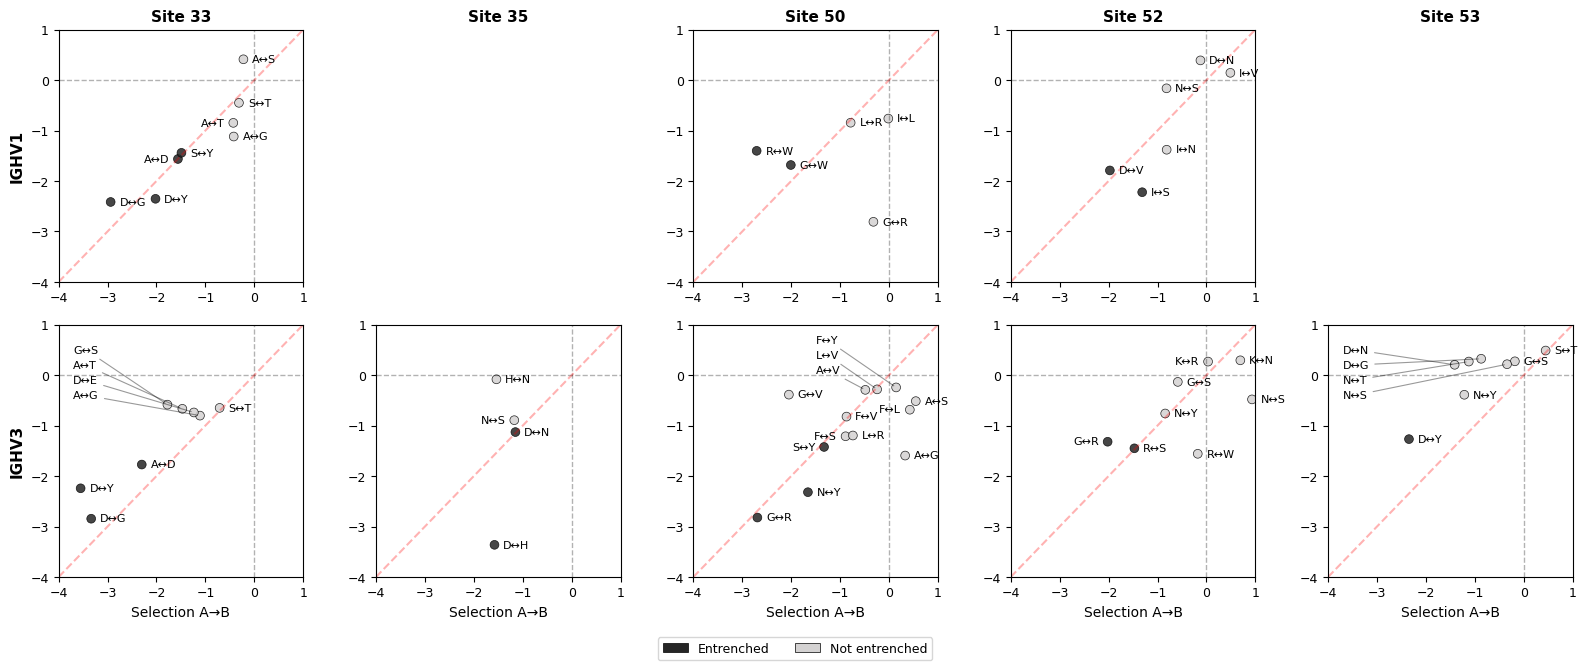
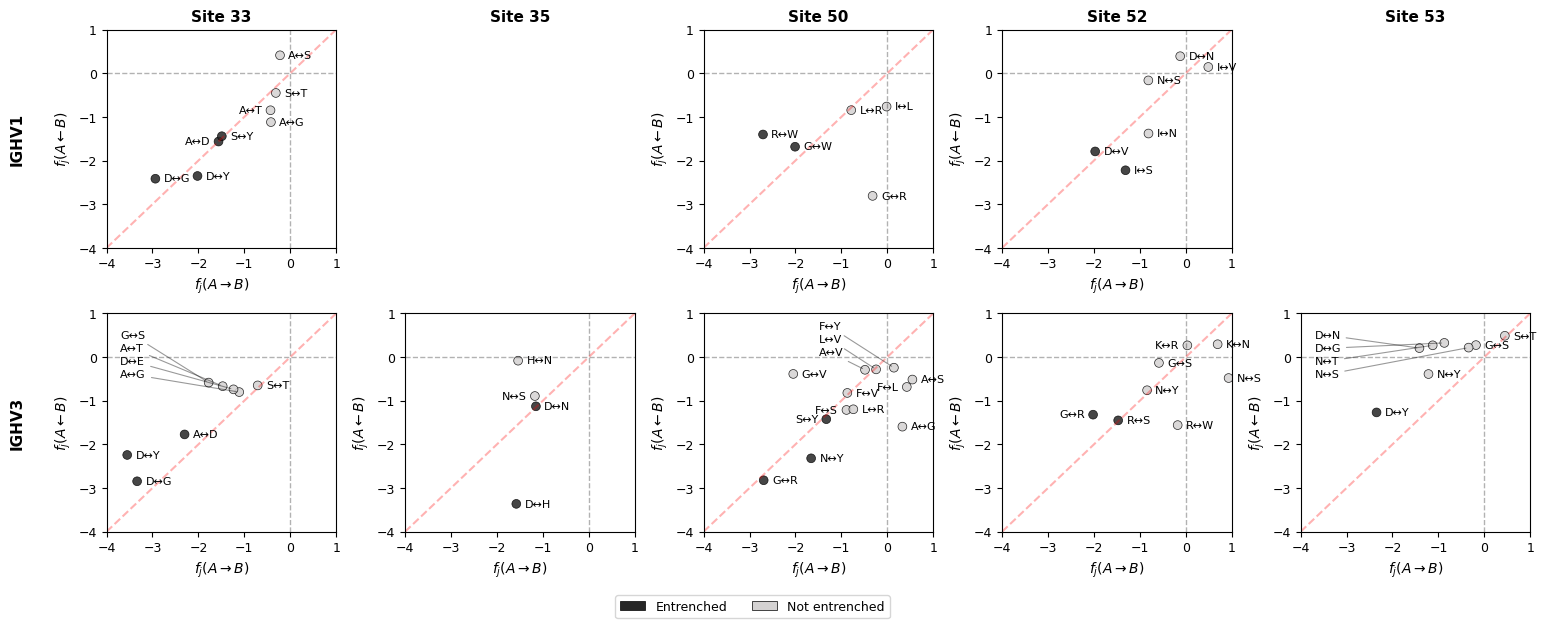
Unified diff of the notebook cell whose output changed from the first chart to the second:
--- before
+++ after
@@ -3,5 +3,5 @@
 numbering_scheme = 'chothia'
 
-fig, axes = plt.subplots(2, n_sites, figsize=(3.2 * n_sites, 6.4))
+fig, axes = plt.subplots(2, n_sites, figsize=(3.2 * n_sites, 6))
 
 TITLE_SIZE = 11
@@ -13,5 +13,5 @@
 callout_overrides = {
     ("33", "IGHV3"): {
-        "labels": {"A\u2194G", "D\u2194E", "A\u2194T", "G\u2194S"},
+        "labels": {"A↔G", "D↔E", "A↔T", "G↔S"},
         "label_x": -3.7,
         "label_y_start": 0.5,
@@ -19,5 +19,5 @@
     },
     ("50", "IGHV3"): {
-        "labels": {"F\u2194Y", "L\u2194V", "A\u2194V"},
+        "labels": {"F↔Y", "L↔V", "A↔V"},
         "label_x": -1.5,
         "label_y_start": 0.7,
@@ -25,6 +25,6 @@
     },
     ("53", "IGHV3"): {
-        "labels": {"D\u2194N", "N\u2194T", "N\u2194S", "D\u2194G"},
-        "label_order": ["D\u2194N", "D\u2194G", "N\u2194T", "N\u2194S"],
+        "labels": {"D↔N", "N↔T", "N↔S", "D↔G"},
+        "label_order": ["D↔N", "D↔G", "N↔T", "N↔S"],
         "label_x": -3.7,
         "label_y_start": 0.5,
@@ -33,5 +33,5 @@
 }
 force_left_overrides = {
-    ("52", "IGHV3"): {"K\u2194R", "G\u2194R"},
+    ("52", "IGHV3"): {"K↔R", "G↔R"},
 }
 
@@ -52,5 +52,5 @@
             entrenchment_results_df["substitution"] = (
                 entrenchment_results_df["parent_aa_1_and_target_aa_2"]
-                + "\u2194"
+                + "↔"
                 + entrenchment_results_df["parent_aa_2_and_target_aa_1"]
             )
@@ -123,17 +123,13 @@
                     )
 
-            if row_idx == len(v_families) - 1:
-                ax.set_xlabel("Selection A\u2192B", fontsize=LABEL_SIZE)
-            else:
-                ax.set_xlabel("")
-            if col_idx == 0:
-                ax.set_ylabel("Selection A\u2190B", fontsize=LABEL_SIZE)
-            else:
-                ax.set_ylabel("")
+            ax.set_xlabel(r'$f_j(A \rightarrow B)$', fontsize=LABEL_SIZE)
+            ax.set_ylabel(r'$f_j(A \leftarrow B)$', fontsize=LABEL_SIZE)
 
         if row_idx == 0:
             ax.set_title(f'Site {site}', fontsize=TITLE_SIZE, fontweight='bold')
         if col_idx == 0:
-            ax.set_ylabel(vfam, fontsize=TITLE_SIZE, fontweight='bold')
+            ax.text(-0.35, 0.5, vfam+'\n', transform=ax.transAxes,
+                    fontsize=TITLE_SIZE, fontweight='bold',
+                    va='center', ha='center', rotation=90)
 
 from matplotlib.patches import Patch
@@ -145,5 +141,6 @@
            bbox_to_anchor=(0.5, -0.05), frameon=True)
 
-fig.tight_layout()
+fig.tight_layout(rect=[0.03, 0, 1, 1], w_pad=0.1, h_pad=1.0)
+fig.subplots_adjust(wspace=0.3, hspace=0.3)
 fig.savefig('figures/selection_factors_for_within_vfamily_entrenched.pdf', dpi=300, bbox_inches='tight')
 plt.show()

Commit: aesthetics